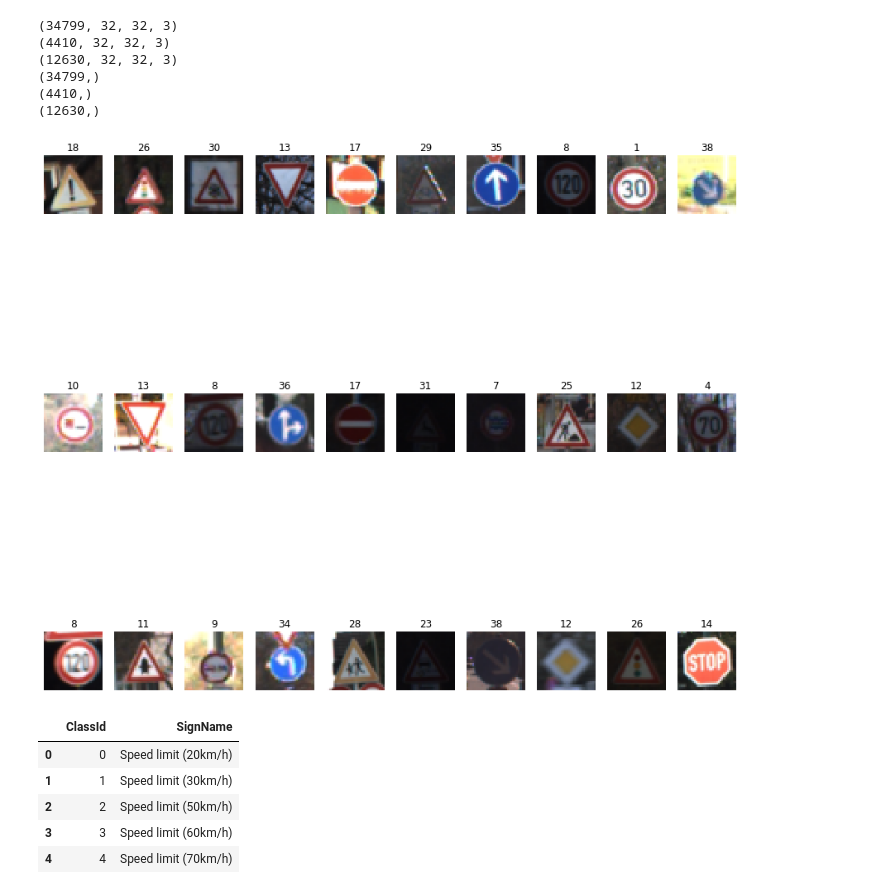
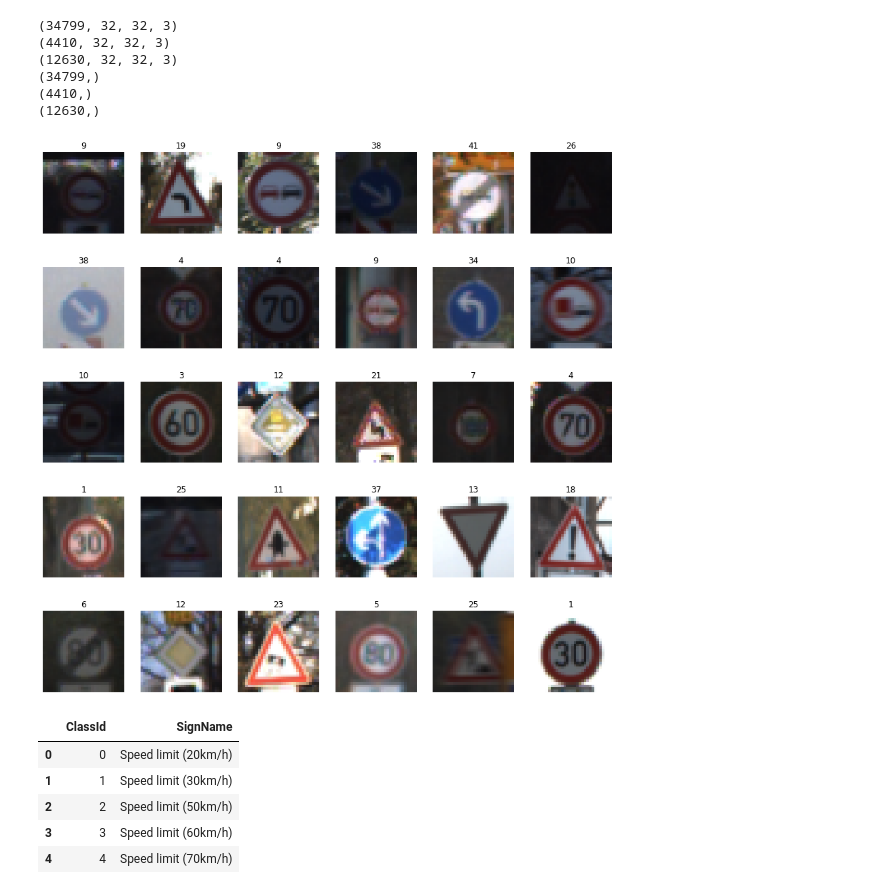
Before and after one commit to koki1610168/CarND-Traffic-Sign-Classifier-Project, a Jupyter notebook: Traffic_Sign_Classifier.ipynb, the cells around one changed output. Cells and saved outputs as stored; diff of their text form; code cells hidden in the pictures.

```diff
--- a/Traffic_Sign_Classifier.ipynb
+++ b/Traffic_Sign_Classifier.ipynb
@@ -38,17 +38,17 @@ import pandas as pd
 import matplotlib.pyplot as plt
 # %%
 %matplotlib inline
-fig, ax = plt.subplots(3, 10, figsize=(15, 15))
+fig, ax = plt.subplots(5, 6, figsize=(15, 15))
 ax = ax.ravel()
 
 for i in range(30):
     index = np.random.randint(0, len(X_train))
     img = X_train[index]
     ax[i].imshow(img)
     ax[i].axis('off')
     ax[i].set_title(y_train[index])
 # %% [output]
-[figure, old version]
+[figure, new version]
 # %%
 df = pd.read_csv('signnames.csv')
 df.head()
```
Also changed, not shown: parts of 15 cells of this notebook, 13 other files.
